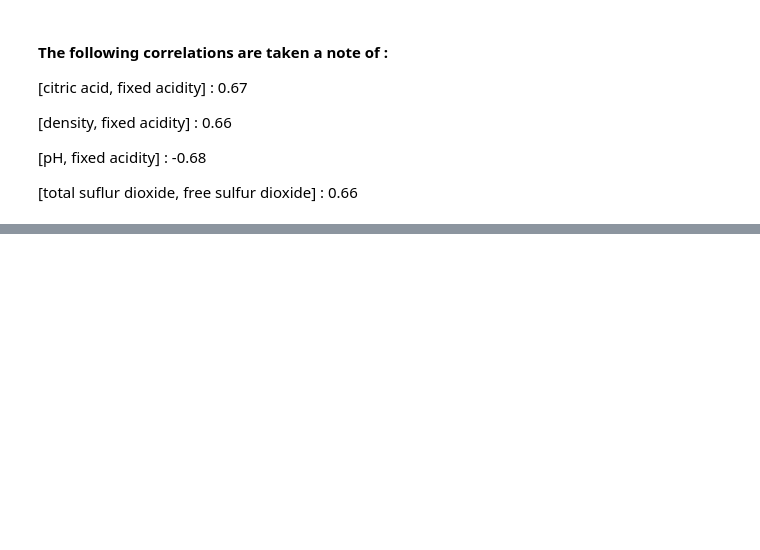
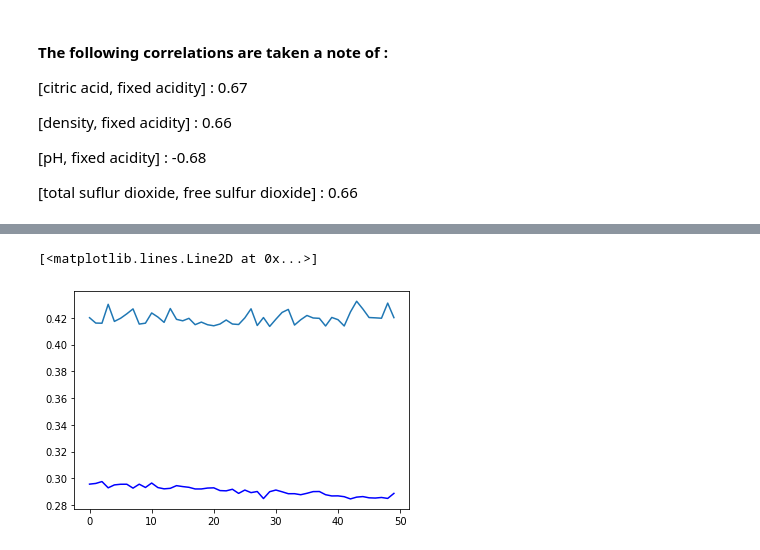
Before and after one commit to abhi-11nav/Wine-Quality-Prediction, a Jupyter notebook: Wine_Quality_prediction.ipynb, the cells around one changed output, grey strips where cells are left out. Drawn from its saved outputs; the diff is of its cells as text; code cells hidden in the pictures; blank space fills up the shorter version.

```diff
--- a/Wine_Quality_prediction.ipynb
+++ b/Wine_Quality_prediction.ipynb
@@ -107,0 +172,9 @@ dataset.corr()
+# %%
+input_layer = keras.layers.Input(shape=X.shape[1:])
+first_layer = keras.layers.Dense(50, activation='relu')(input_layer)
+second_layer = keras.layers.Dense(50, activation="relu")(first_layer)
+output_layer = keras.layers.Dense(X.shape[1])(second_layer)
+# %%
+model = keras.models.Model(inputs = [input_layer], outputs=[output_layer])
+# %%
+model.compile(optimizer="sgd", loss="mean_squared_error", metrics=["mean_squared_error"])
@@ -107,0 +201,2 @@ dataset.corr()
+# %%
+history = model.fit(train_X, train_y, epochs = 50, validation_data=([val_X,val_y]))
@@ -107,0 +221,6 @@ dataset.corr()
+# %%
+plt.plot(history.history["mean_squared_error"],color="blue")
+plt.plot(history.history["val_mean_squared_error"])
+# %% [output]
+[<matplotlib.lines.Line2D at 0x...>]
+[figure, added]
```
Also changed, not shown: parts of 10 cells of this notebook.
